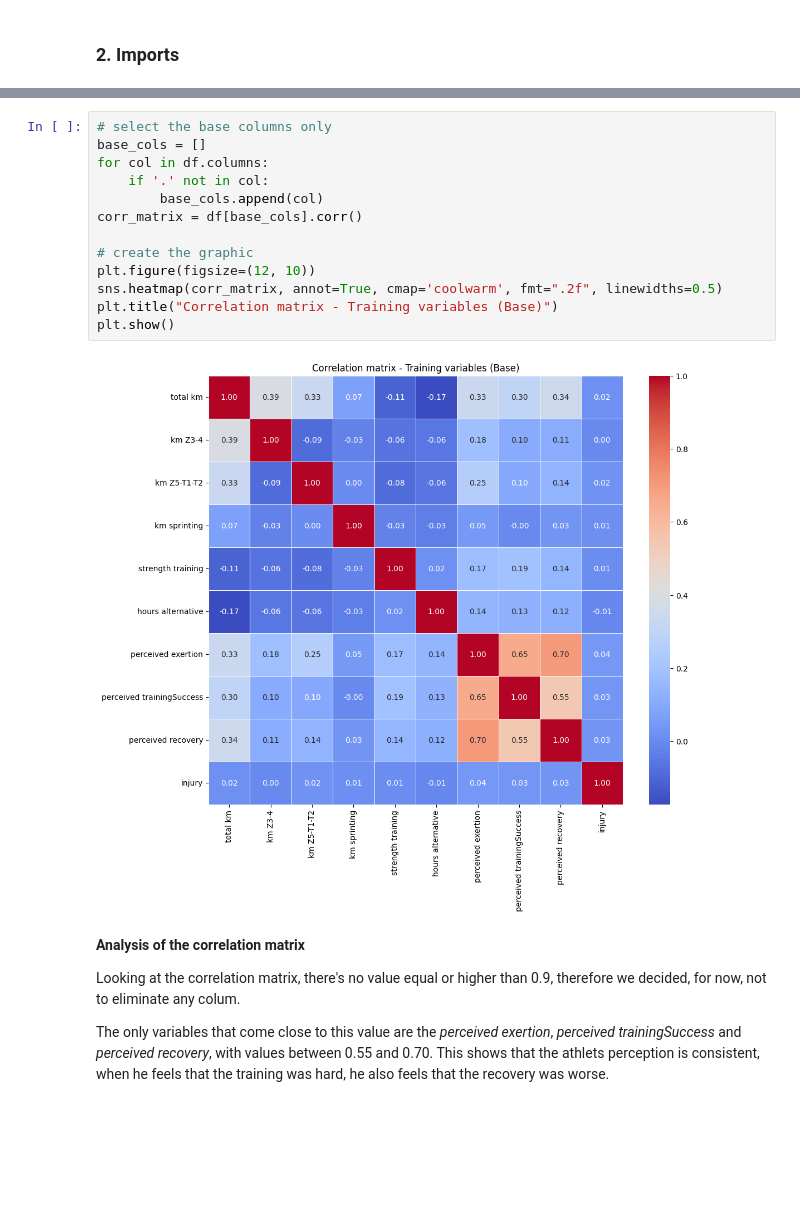
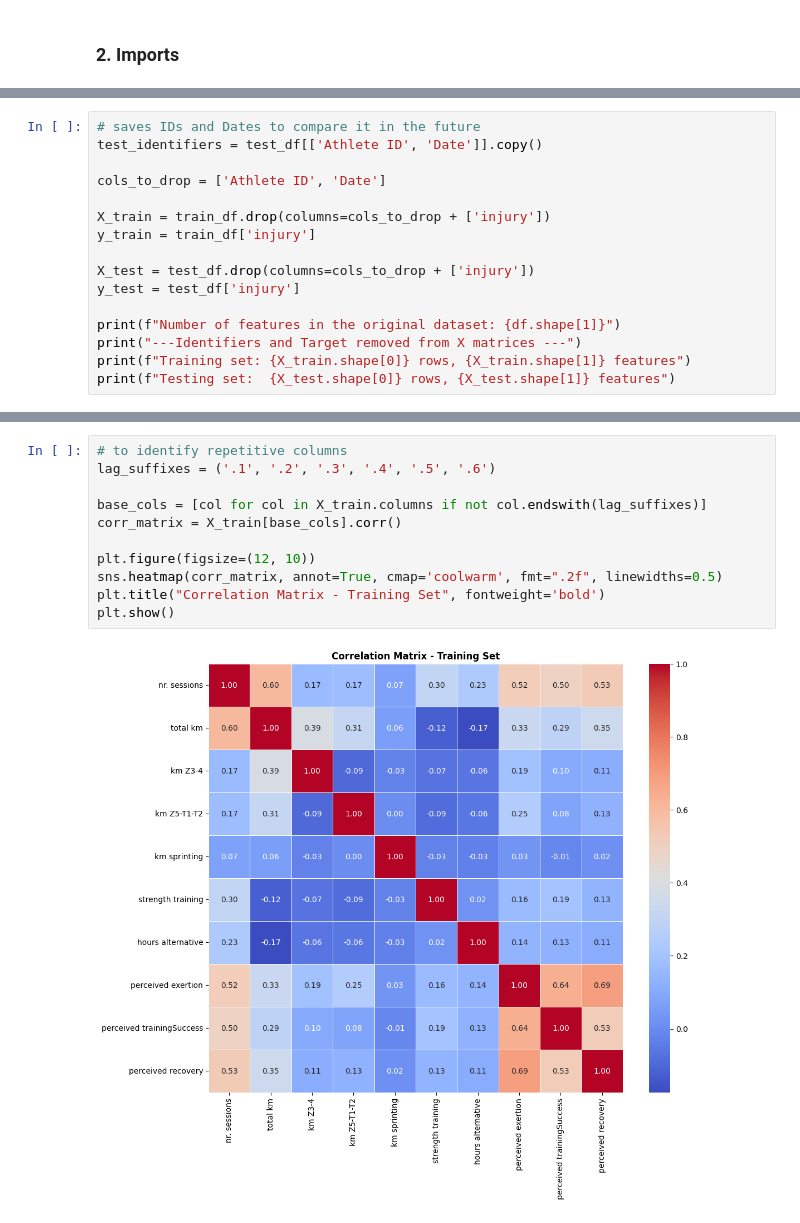
Before and after one commit to BeatrizF26/IAA-InjuryPrediction, a Jupyter notebook: notebook/data_cleaning.ipynb, the cells around one changed output, grey strips where cells are left out. Drawn from its saved outputs; the diff is of its cells as text; blank space fills up the shorter version.

Commit message:
fixed data leakage and divided datasets into training and testing sets

```diff
--- a/notebook/data_cleaning.ipynb
+++ b/notebook/data_cleaning.ipynb
@@ -68,0 +177,16 @@ In your dataset we have some columns that say the exact same thing, which means
+# %%
+# saves IDs and Dates to compare it in the future
+test_identifiers = test_df[['Athlete ID', 'Date']].copy()
+
+cols_to_drop = ['Athlete ID', 'Date']
+
+X_train = train_df.drop(columns=cols_to_drop + ['injury'])
+y_train = train_df['injury']
+
+X_test = test_df.drop(columns=cols_to_drop + ['injury'])
+y_test = test_df['injury']
+
+print(f"Number of features in the original dataset: {df.shape[1]}")
+print("---Identifiers and Target removed from X matrices ---")
+print(f"Training set: {X_train.shape[0]} rows, {X_train.shape[1]} features")
+print(f"Testing set:  {X_test.shape[0]} rows, {X_test.shape[1]} features")
@@ -69,21 +207,13 @@ In your dataset we have some columns that say the exact same thing, which means
 # %%
-# select the base columns only
-base_cols = []
-for col in df.columns:
-    if '.' not in col:
-        base_cols.append(col)
-corr_matrix = df[base_cols].corr()
+# to identify repetitive columns
+lag_suffixes = ('.1', '.2', '.3', '.4', '.5', '.6')
 
-# create the graphic
+base_cols = [col for col in X_train.columns if not col.endswith(lag_suffixes)]
+corr_matrix = X_train[base_cols].corr()
+
 plt.figure(figsize=(12, 10))
 sns.heatmap(corr_matrix, annot=True, cmap='coolwarm', fmt=".2f", linewidths=0.5)
-plt.title("Correlation matrix - Training variables (Base)")
+plt.title("Correlation Matrix - Training Set", fontweight='bold')
 plt.show()
 # %% [output]
-[figure, old version]
+[figure, new version]
-# %% [markdown]
-**Analysis of the correlation matrix**
-
-Looking at the correlation matrix, there's no value equal or higher than 0.9, therefore we decided, for now, not to eliminate any colum.
-
-The only variables that come close to this value are the *perceived exertion*, *perceived trainingSuccess* and *perceived recovery*, with values between 0.55 and 0.70. This shows that the athlets perception is consistent, when he feels that the training was hard, he also feels that the recovery was worse.
```
Also changed, not shown: parts of 32 cells of this notebook, 7 other files.
